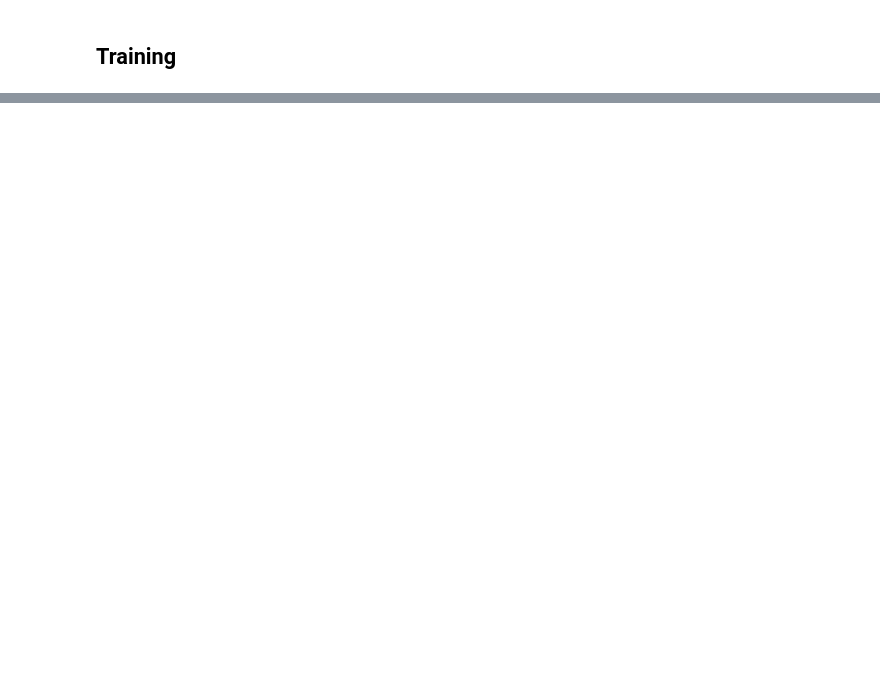
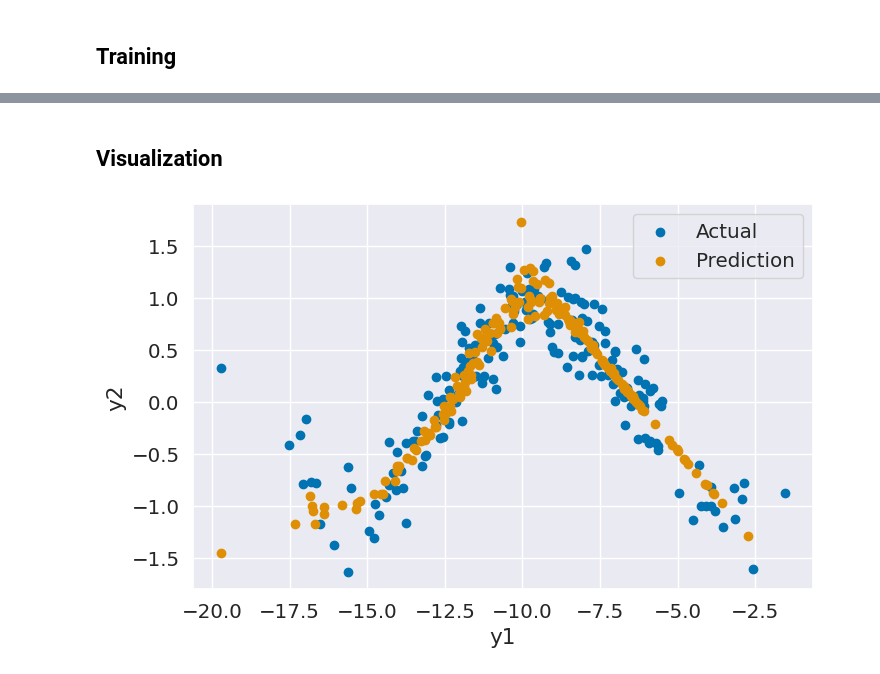
Before and after one commit to sfriedowitz/pytorch-examples, a Jupyter notebook: uncertainty.ipynb, the cells around one changed output, grey strips where cells are left out. Drawn from its saved outputs; the diff is of its cells as text; code cells hidden in the pictures; blank space fills up the shorter version.

```diff
--- a/uncertainty.ipynb
+++ b/uncertainty.ipynb
@@ -449,0 +517,31 @@ def compute_rmse(model, x, y):
+# %% [markdown]
+## Visualization
+# %%
+model = model.cpu()
+model.eval()
+
+mvn_pred = model(x_test)
+
+mean_pred = mvn_pred.mean.detach().numpy()
+mean_pred = mean_pred.reshape(x_test.shape[0], label_size)
+
+local_covs = []
+cov_mat = test_mvn.covariance_matrix.detach().numpy()
+for i in range(x_test.shape[0]):
+    idx = 2*i
+    ci = cov_mat[idx:idx+2, idx:idx+2]
+    local_covs.append(ci)
+cov_pred = np.array(local_covs)
+# %%
+fig, ax = plt.subplots(1, figsize=(8, 5))
+
+ax.scatter(y_test[:,0], y_test[:,1], label="Actual")
+ax.scatter(mean_pred[:,0], mean_pred[:,1], label="Prediction")
+
+ax.set_xlabel("y1")
+ax.set_ylabel("y2")
+ax.legend(loc="upper right")
+
+plt.show()
+# %% [output]
+[figure, added]
```
Also changed, not shown: parts of 17 cells of this notebook, 1 other file.
